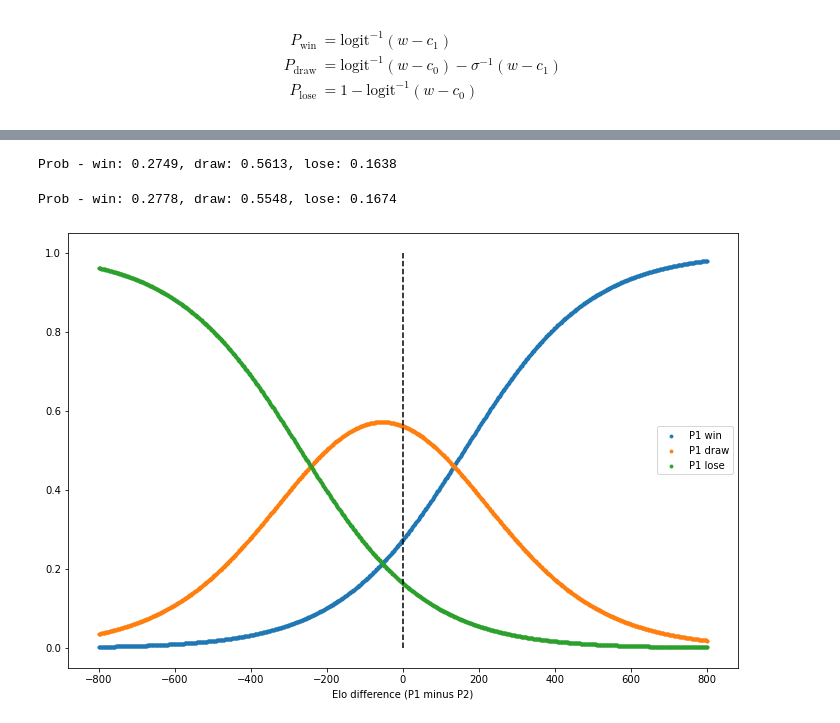
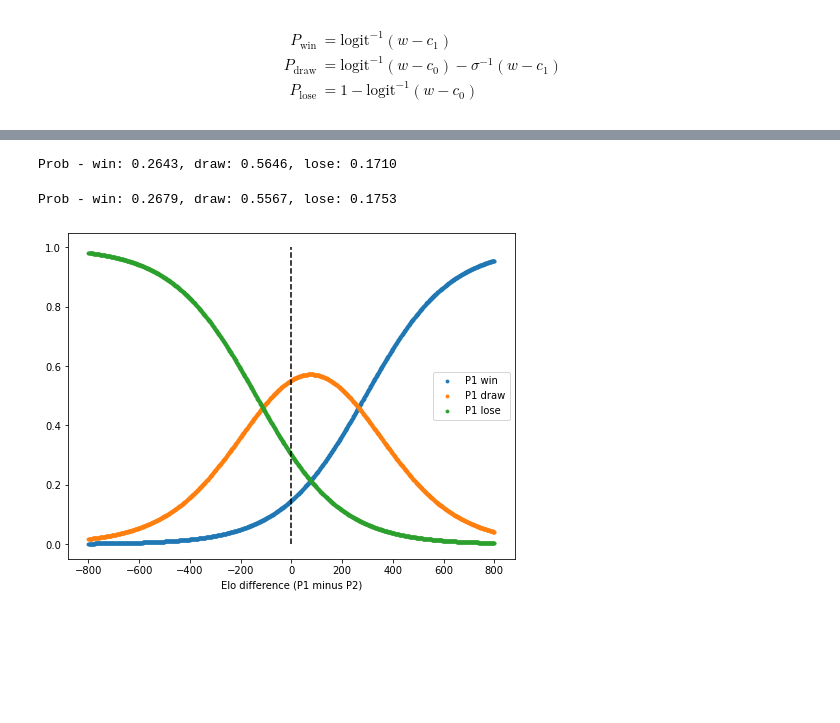
Before and after one commit to maw501/bayesian-chess-prediction, a Jupyter notebook: notebooks/4.fit_simple_elo_model.ipynb, the cells around one changed output, grey strips where cells are left out. Saved outputs shown, nothing was run; the diff lists cells and outputs as text; code cells hidden in the pictures; blank space fills up the shorter version.

```diff
--- a/notebooks/4.fit_simple_elo_model.ipynb
+++ b/notebooks/4.fit_simple_elo_model.ipynb
@@ -144,9 +144,9 @@ P_{\text{draw}} &= \text{logit}^{-1}(w - c_0) - \sigma^{-1}(w - c_1)\\
 P_{\text{lose}} &= 1 - \text{logit}^{-1}(w - c_0)
 \end{align}
 # %%
-def calculate_outcome_probs(params, elo_diff=0, verbose=True):
+def calculate_outcome_probs(params, elo_diff=0, verbose=True, override_w=False):
     inv_logit = lambda x: 1/(1 + np.exp(-x))
-    w = params["w"].mean()
+    w = params["w"].mean() if not override_w else 0
     e = params["e"].mean()
     c0 = params["c"][:, 0].mean()
     c1 = params["c"][:, 1].mean()
@@ -165,22 +165,22 @@ plt.scatter(params_sym["ypred_test"].mean(0), params["ypred_test"].mean(0), c=te
 # %%
 _ = calculate_outcome_probs(params)
 # %% [output]
-Prob - win: 0.2749, draw: 0.5613, lose: 0.1638
+Prob - win: 0.2643, draw: 0.5646, lose: 0.1710
 # %%
 _ = calculate_outcome_probs(params_sym)
 # %% [output]
-Prob - win: 0.2778, draw: 0.5548, lose: 0.1674
+Prob - win: 0.2679, draw: 0.5567, lose: 0.1753
 # %%
 ed = np.linspace(-800, 800, 1000)
 
-pw, pd, pl = calculate_outcome_probs(params, elo_diff=ed/500, verbose=False)
+pw, pd, pl = calculate_outcome_probs(params, elo_diff=ed/500, verbose=False, override_w=True)
 
-fig, ax = plt.subplots(figsize=(12, 8))
+fig, ax = plt.subplots(figsize=(8, 6))
 ax.scatter(ed, pw, s=8, label="P1 win");
 ax.scatter(ed, pd, s=8, label="P1 draw");
 ax.scatter(ed, pl, s=8, label="P1 lose");
 ax.vlines(0, ymin=0, ymax=1, linestyle="--");
 ax.legend();
 ax.set_xlabel("Elo difference (P1 minus P2)");
 # %% [output]
-[figure, old version]
+[figure, new version]
```
Also changed, not shown: parts of 11 cells of this notebook.
